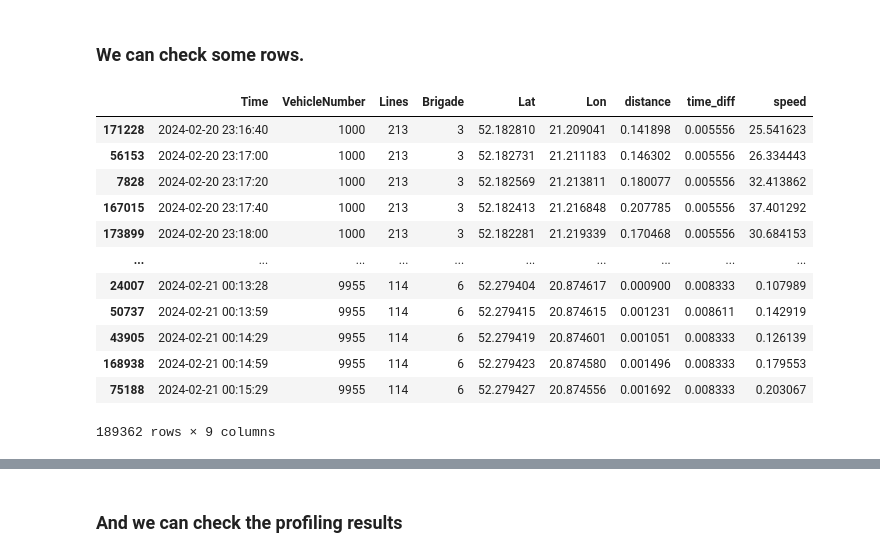
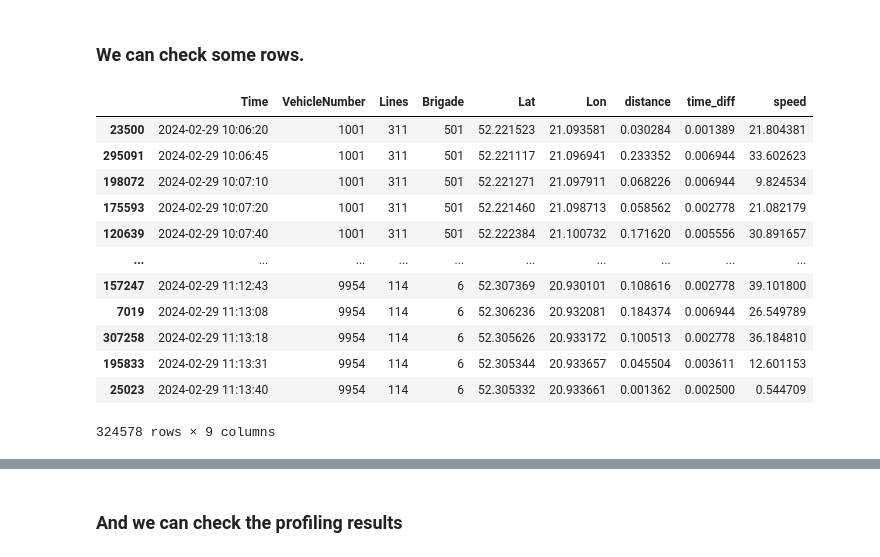
Before and after one commit to patrykmalcher/buses-in-warsaw, a Jupyter notebook: notebook/data-analysis.ipynb, the cells around one changed output, grey strips where cells are left out. Drawn from its saved outputs; the diff is of its cells as text; code cells hidden in the pictures.

Commit message:
Add day data + analysis

```diff
--- a/notebook/data-analysis.ipynb
+++ b/notebook/data-analysis.ipynb
@@ -7,8 +12,12 @@
 # %%
 import json
 
-with open('data/evening_data.json', 'r') as json_file:
-    json_data = json.load(json_file)
+def load_data(file):
+    with open(file, 'r') as json_file:
+        return json.load(json_file)
+
+day_data = load_data('data/10-11.json')
+night_data = load_data('data/2.30-3.30.json')
 # %% [markdown]
 ### Lets define a method that calculates distance between 2 points on earth
 # %%
@@ -132,7 +141,8 @@ test_calculate_speed()
 # %% [markdown]
 ### After testing we can use it on our data
 # %%
-df = pd.DataFrame(json_data)
+df_day = pd.DataFrame(day_data)
+df_night = pd.DataFrame(night_data)
 
 import cProfile
 from pstats import Stats
@@ -140,25 +150,26 @@ from pstats import Stats
 profiler = cProfile.Profile()
 
 profiler.enable()
-df = calculate_speed(df)
+df_day = calculate_speed(df_day)
+df_night = calculate_speed(df_night)
 profiler.disable()
 
 stats = Stats(profiler)
 # %% [markdown]
 ### We can check some rows.
 # %%
-df
+df_day
 # %% [output]
 |  | Time | VehicleNumber | Lines | Brigade | Lat | Lon | distance | time_diff | speed |
-| 171228 | 2024-02-20 23:16:40 | 1000 | 213 | 3 | 52.182810 | 21.209041 | 0.141898 | 0.005556 | 25.541623 |
-| 56153 | 2024-02-20 23:17:00 | 1000 | 213 | 3 | 52.182731 | 21.211183 | 0.146302 | 0.005556 | 26.334443 |
-| 7828 | 2024-02-20 23:17:20 | 1000 | 213 | 3 | 52.182569 | 21.213811 | 0.180077 | 0.005556 | 32.413862 |
-| 167015 | 2024-02-20 23:17:40 | 1000 | 213 | 3 | 52.182413 | 21.216848 | 0.207785 | 0.005556 | 37.401292 |
-| 173899 | 2024-02-20 23:18:00 | 1000 | 213 | 3 | 52.182281 | 21.219339 | 0.170468 | 0.005556 | 30.684153 |
+| 23500 | 2024-02-29 10:06:20 | 1001 | 311 | 501 | 52.221523 | 21.093581 | 0.030284 | 0.001389 | 21.804381 |
+| 295091 | 2024-02-29 10:06:45 | 1001 | 311 | 501 | 52.221117 | 21.096941 | 0.233352 | 0.006944 | 33.602623 |
+| 198072 | 2024-02-29 10:07:10 | 1001 | 311 | 501 | 52.221271 | 21.097911 | 0.068226 | 0.006944 | 9.824534 |
+| 175593 | 2024-02-29 10:07:20 | 1001 | 311 | 501 | 52.221460 | 21.098713 | 0.058562 | 0.002778 | 21.082179 |
+| 120639 | 2024-02-29 10:07:40 | 1001 | 311 | 501 | 52.222384 | 21.100732 | 0.171620 | 0.005556 | 30.891657 |
 | ... | ... | ... | ... | ... | ... | ... | ... | ... | ... |
-| 24007 | 2024-02-21 00:13:28 | 9955 | 114 | 6 | 52.279404 | 20.874617 | 0.000900 | 0.008333 | 0.107989 |
-| 50737 | 2024-02-21 00:13:59 | 9955 | 114 | 6 | 52.279415 | 20.874615 | 0.001231 | 0.008611 | 0.142919 |
-| 43905 | 2024-02-21 00:14:29 | 9955 | 114 | 6 | 52.279419 | 20.874601 | 0.001051 | 0.008333 | 0.126139 |
-| 168938 | 2024-02-21 00:14:59 | 9955 | 114 | 6 | 52.279423 | 20.874580 | 0.001496 | 0.008333 | 0.179553 |
-| 75188 | 2024-02-21 00:15:29 | 9955 | 114 | 6 | 52.279427 | 20.874556 | 0.001692 | 0.008333 | 0.203067 |
+| 157247 | 2024-02-29 11:12:43 | 9954 | 114 | 6 | 52.307369 | 20.930101 | 0.108616 | 0.002778 | 39.101800 |
+| 7019 | 2024-02-29 11:13:08 | 9954 | 114 | 6 | 52.306236 | 20.932081 | 0.184374 | 0.006944 | 26.549789 |
+| 307258 | 2024-02-29 11:13:18 | 9954 | 114 | 6 | 52.305626 | 20.933172 | 0.100513 | 0.002778 | 36.184810 |
+| 195833 | 2024-02-29 11:13:31 | 9954 | 114 | 6 | 52.305344 | 20.933657 | 0.045504 | 0.003611 | 12.601153 |
+| 25023 | 2024-02-29 11:13:40 | 9954 | 114 | 6 | 52.305332 | 20.933661 | 0.001362 | 0.002500 | 0.544709 |
-189362 rows × 9 columns
+324578 rows × 9 columns
```
Also changed, not shown: parts of 24 cells of this notebook, 1 other file.
